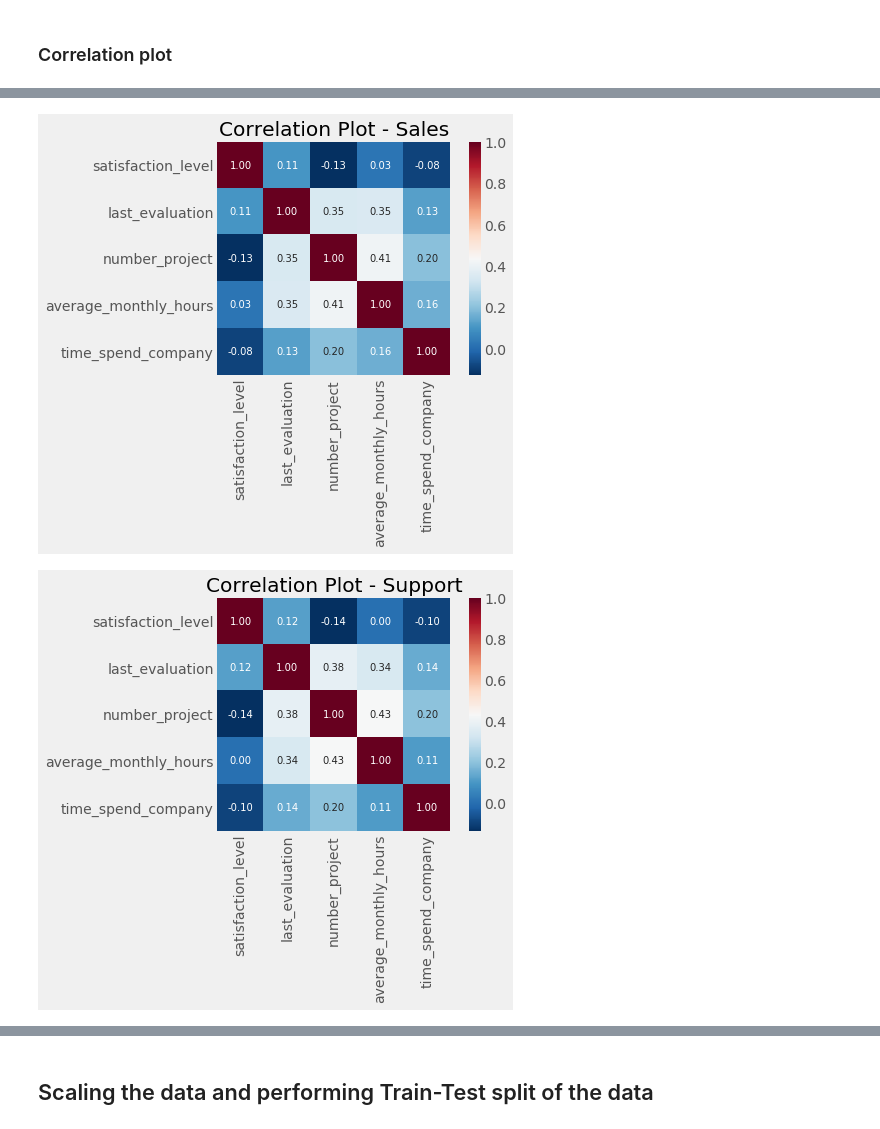
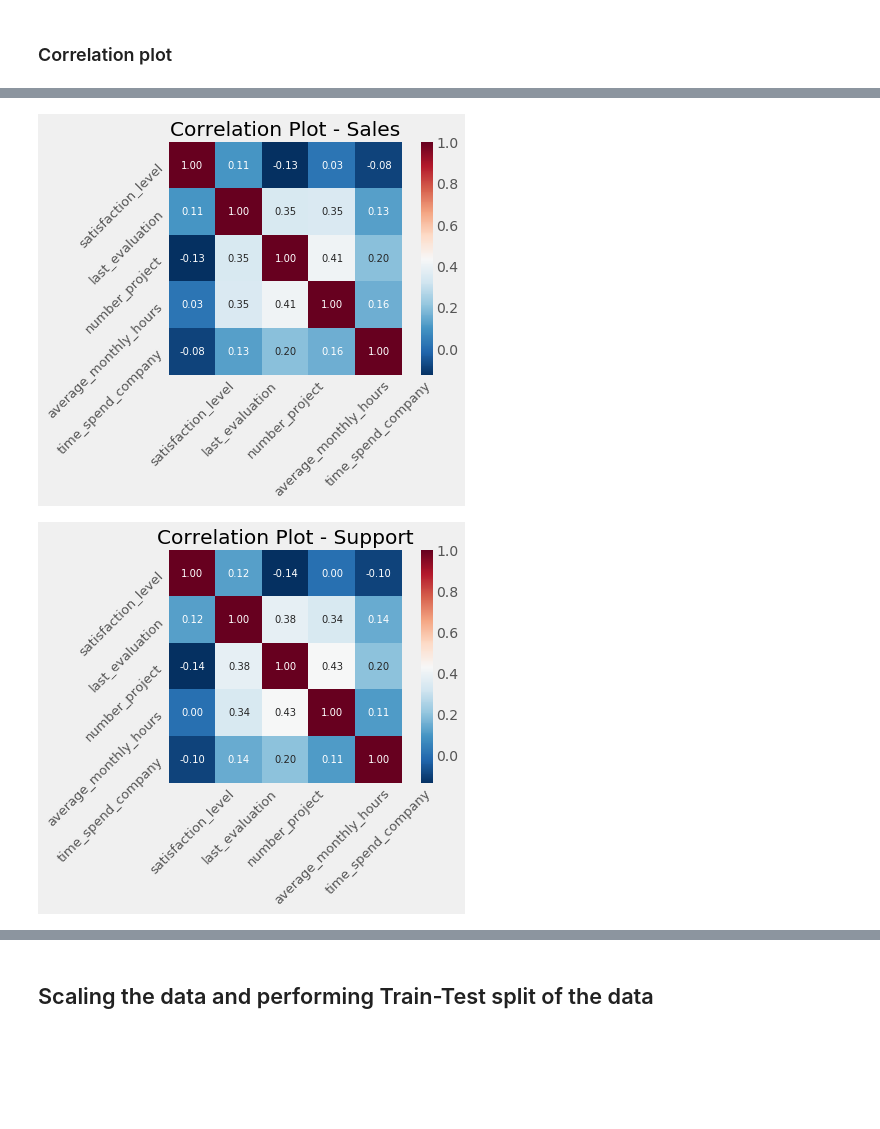
Before and after one commit to darshan22/Machine_learning_Project1, a Jupyter notebook: HR_Analytics.ipynb, the cells around one changed output, grey strips where cells are left out. Saved outputs shown, nothing was run; the diff lists cells and outputs as text; code cells hidden in the pictures; blank space fills up the shorter version.

```diff
--- a/HR_Analytics.ipynb
+++ b/HR_Analytics.ipynb
@@ -215,7 +219,8 @@ hm = sns.heatmap(cm_sales,
                  annot_kws={'size': 10},
                  yticklabels=cols1,
                  xticklabels=cols1)
-
+plt.xticks(rotation = 45, fontsize = 13)
+plt.yticks(rotation = 45, fontsize = 13)
 plt.title("Correlation Plot - Sales")
 plt.savefig("sales_correlation.png")
 plt.show()
@@ -230,33 +235,36 @@ hm = sns.heatmap(cm_support,
                  cbar=True,
                  annot=True,
                  square=True,
                  fmt='.2f',
                  annot_kws={'size': 10},
                  yticklabels=cols1,
                  xticklabels=cols1)
 
 plt.title("Correlation Plot - Support")
+plt.xticks(rotation = 45, fontsize = 13)
+plt.yticks(rotation = 45, fontsize = 13)
 plt.savefig("support_correlation.png")
 plt.show()
 
 df_technical = df.loc[df["department_technical"] ==1]
 cm_technical = np.corrcoef(df_technical[cols1].values.T)
 
 # Get heat map
 
 hm = sns.heatmap(cm_technical,
                  cmap = "RdBu_r",
                  cbar=True,
                  annot=True,
                  square=True,
                  fmt='.2f',
                  annot_kws={'size': 10},
                  yticklabels=cols1,
                  xticklabels=cols1)
-
+plt.xticks(rotation = 45, fontsize = 13)
+plt.yticks(rotation = 45, fontsize = 13)
 plt.title("Correlation Plot - Technical")
 plt.savefig("Technical_correlation.png")
 plt.show()
 # %% [output]
-[figure, old version]
+[figure, new version]
-[figure, old version]
+[figure, new version]
```
Also changed, not shown: parts of 6 cells of this notebook, 6 other files.
